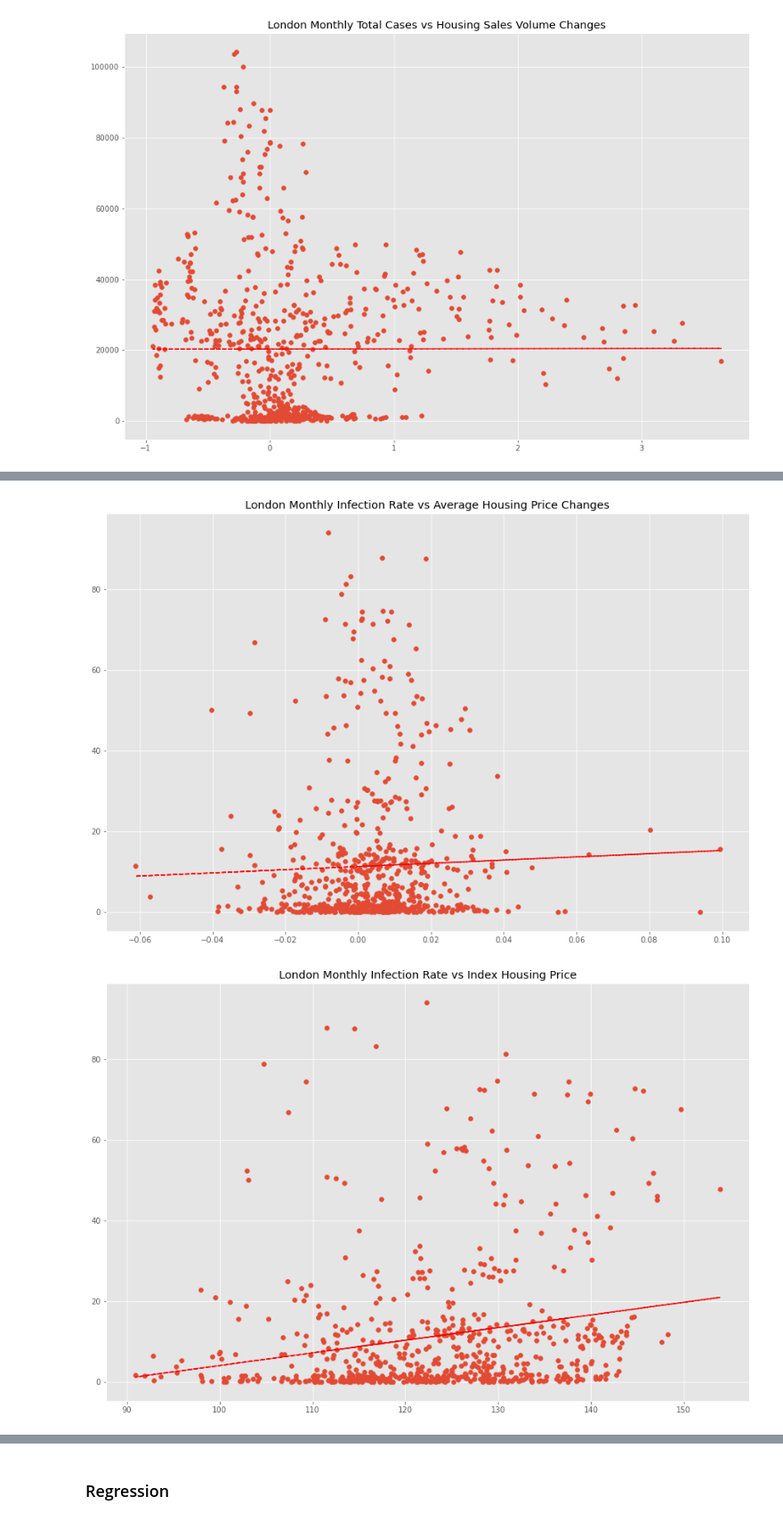
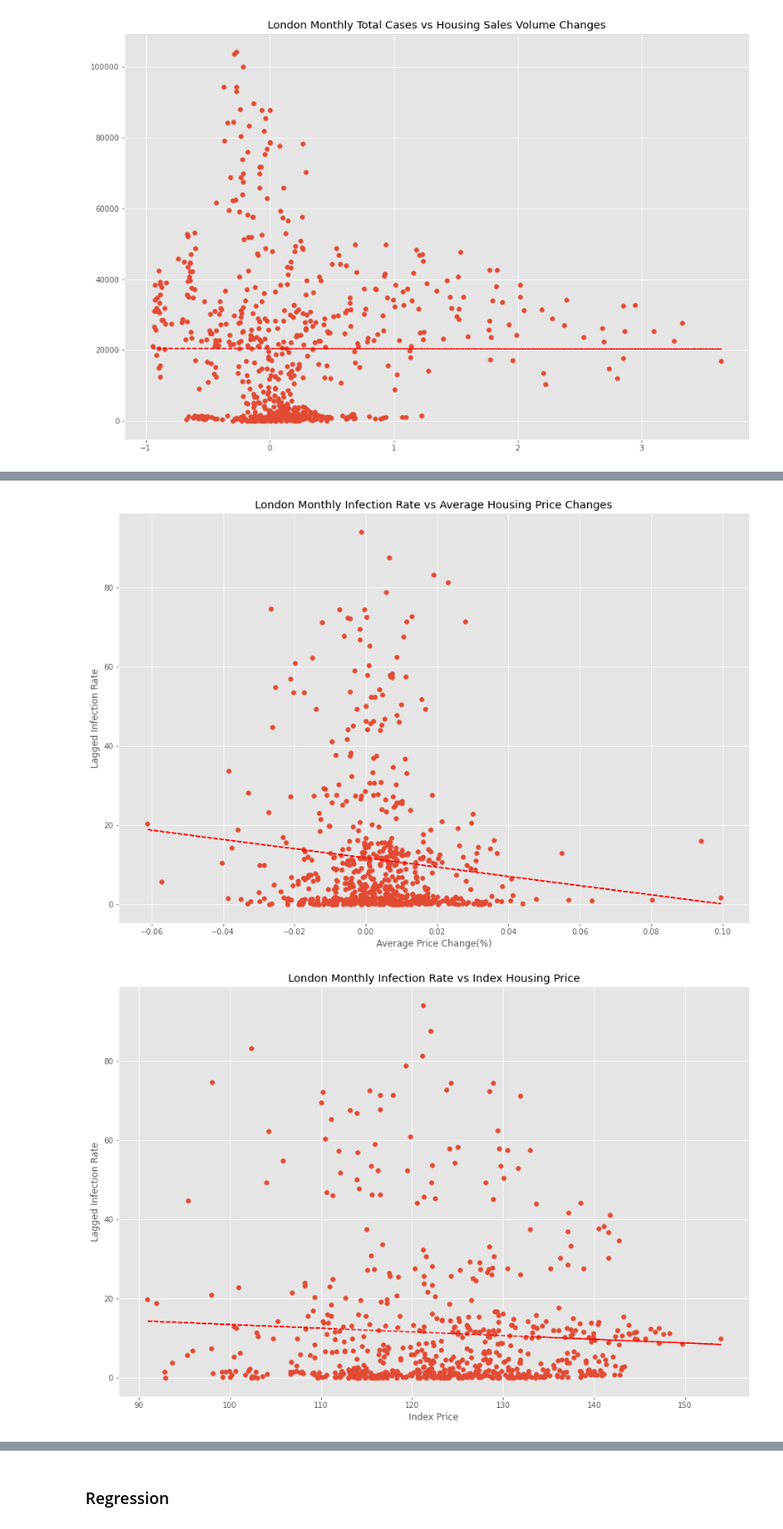
Before and after one commit to JianqiangLiTony/Dissertation, a Jupyter notebook: code.ipynb, the cells around one changed output, grey strips where cells are left out. Shown at 89% size. Drawn from its saved outputs; the diff is of its cells as text; code cells hidden in the pictures.

```diff
--- a/code.ipynb
+++ b/code.ipynb
@@ -1064,5 +1174,7 @@ memory usage: 50.8+ KB
 # %%
 cd_final=pd.merge(cd_new_cases,cd_total_cases)
+cd_final['gcse_score'] = cd_final['gcse_score'].astype(float)
+cd_final['green_space'] = cd_final['green_space'].astype(float)
 
 cd_final.info()
 # %% [output]
@@ -2228,0 +2345,3 @@ df.head()
+# %%
+df['lag_infection_rate'] = df['infection_rate'].shift(3)
+df=df.dropna()
@@ -2766,27 +2931,31 @@ plt.show()
 # %%
 plt.figure(figsize=(15,10))
 x = df['average_price_change']
-y = df['infection_rate']
+y = df['lag_infection_rate']
 plt.scatter(x, y)
 z = np.polyfit(x, y, 1)
 p = np.poly1d(z)
 plt.plot(x,p(x),"r--")
 plt.title('London Monthly Infection Rate vs Average Housing Price Changes')
+plt.xlabel("Average Price Change(%)")
+plt.ylabel("Lagged Infection Rate")
 plt.show()
 # %% [output]
-[figure, old version]
+[figure, new version]
 # %%
 plt.figure(figsize=(15,10))
 x = df['index_price']
-y = df['infection_rate']
+y = df['lag_infection_rate']
 plt.scatter(x, y)
 z = np.polyfit(x, y, 1)
 p = np.poly1d(z)
 plt.plot(x,p(x),"r--")
 plt.title('London Monthly Infection Rate vs Index Housing Price')
+plt.xlabel("Index Price")
+plt.ylabel("Lagged Infection Rate")
 plt.show()
 # %% [output]
-[figure, old version]
+[figure, new version]
 # %%
 plt.figure(figsize=(15,10))
 x = df['index_price_change']
```
Also changed, not shown: parts of 89 cells of this notebook.
